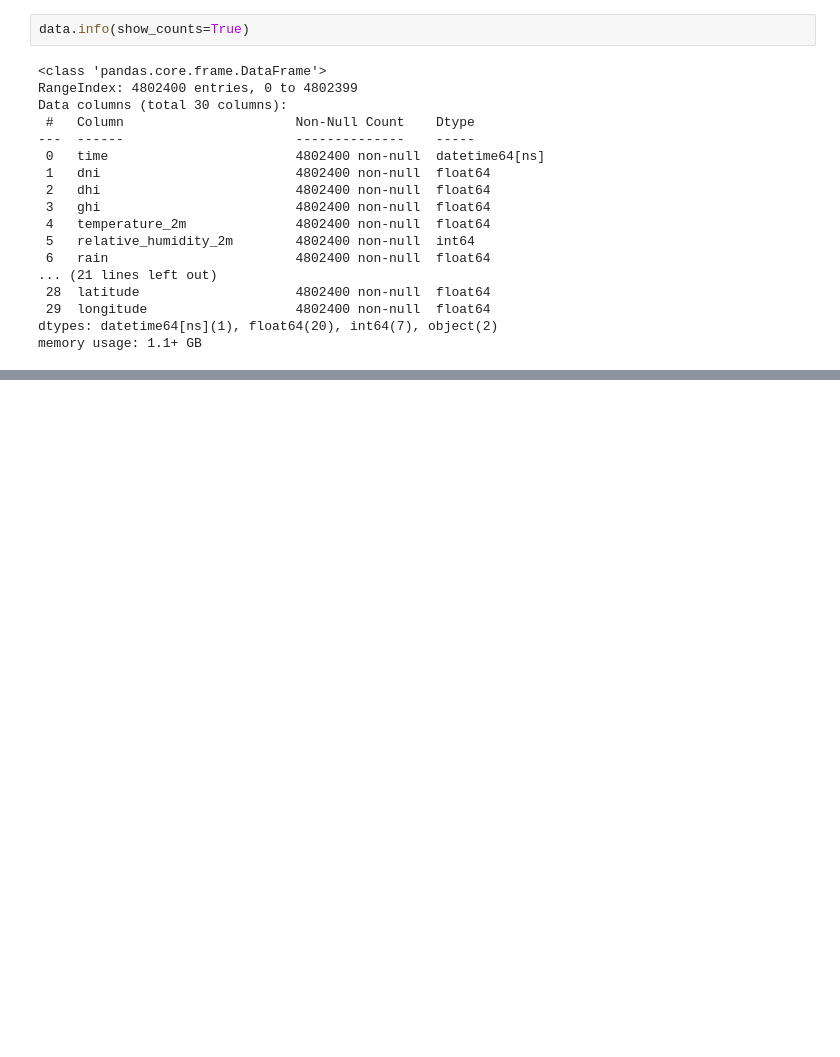
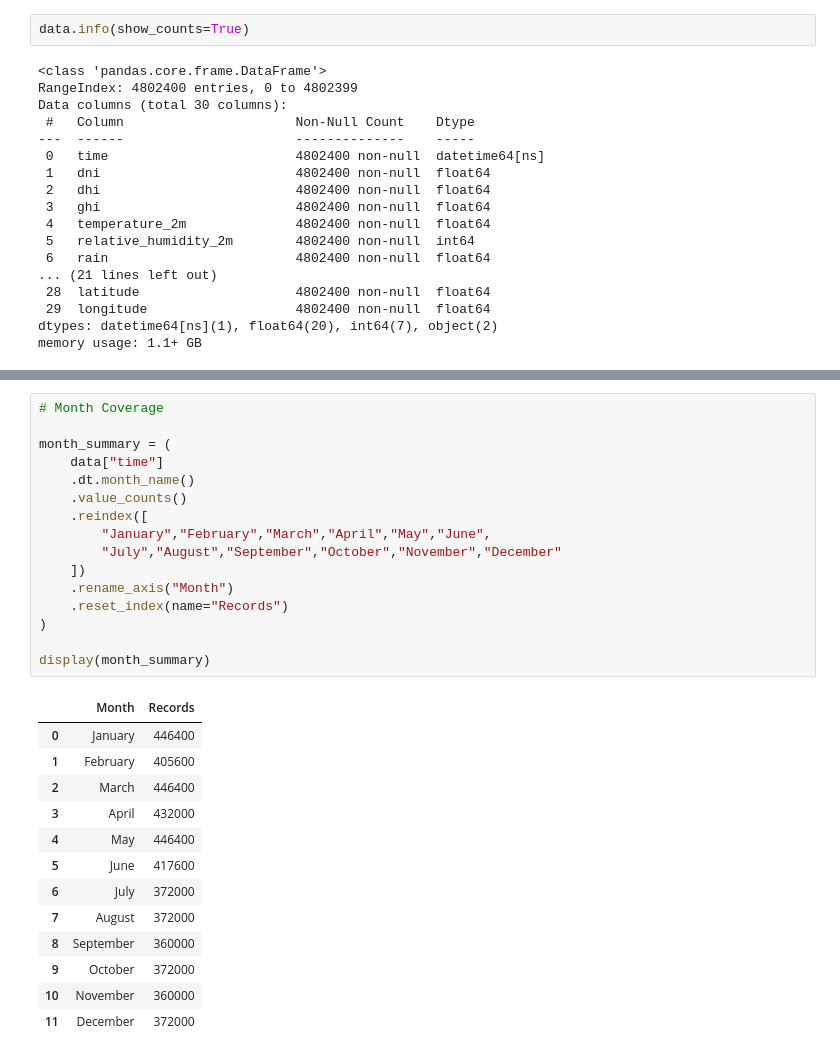
Before and after one commit to Bhushan-Alva/EcoScope, a Jupyter notebook: notebooks/01_data_audit.ipynb, the cells around one changed output, grey strips where cells are left out. Drawn from its saved outputs; the diff is of its cells as text; blank space fills up the shorter version.

```diff
--- a/notebooks/01_data_audit.ipynb
+++ b/notebooks/01_data_audit.ipynb
@@ -95,0 +167,30 @@ data.describe()
+# %%
+# Month Coverage
+
+month_summary = (
+    data["time"]
+    .dt.month_name()
+    .value_counts()
+    .reindex([
+        "January","February","March","April","May","June",
+        "July","August","September","October","November","December"
+    ])
+    .rename_axis("Month")
+    .reset_index(name="Records")
+)
+
+display(month_summary)
+# %% [output]
+|  | Month | Records |
+| 0 | January | 446400 |
+| 1 | February | 405600 |
+| 2 | March | 446400 |
+| 3 | April | 432000 |
+| 4 | May | 446400 |
+| 5 | June | 417600 |
+| 6 | July | 372000 |
+| 7 | August | 372000 |
+| 8 | September | 360000 |
+| 9 | October | 372000 |
+| 10 | November | 360000 |
+| 11 | December | 372000 |
```
Also changed, not shown: parts of 13 cells of this notebook, 2 other files.
